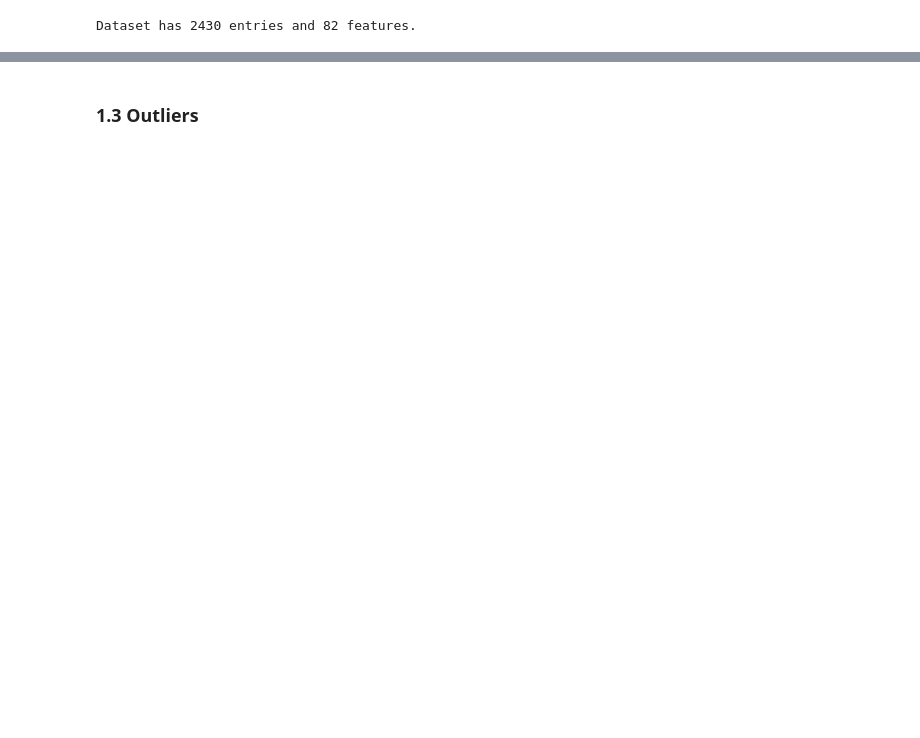
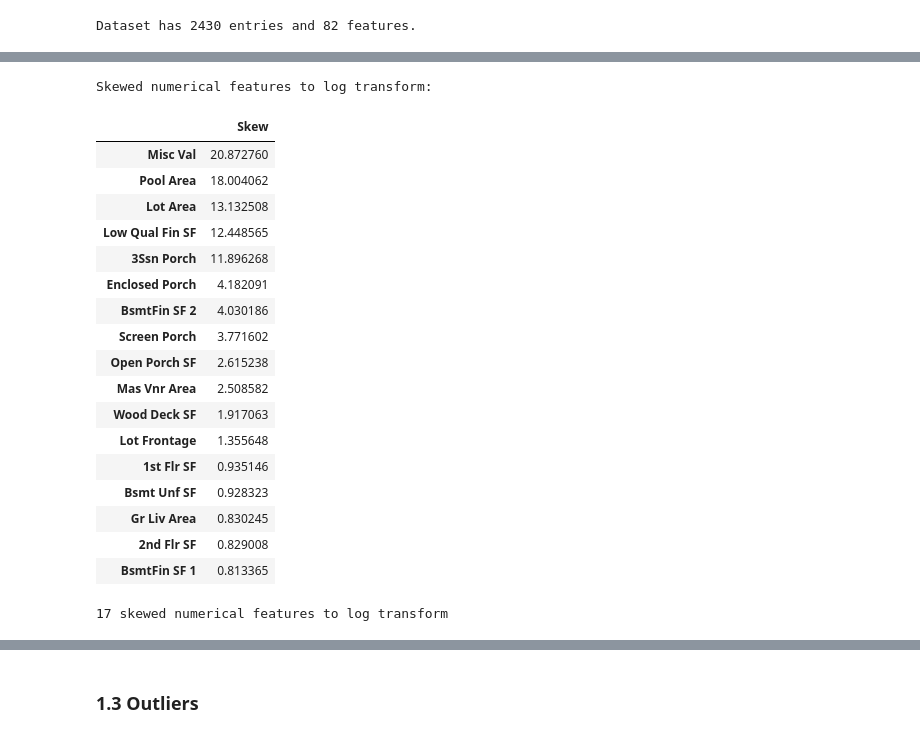
Before and after one commit to petrum01/EPFL-exts-AML1, a Jupyter notebook: house-prices-solution.ipynb, the cells around one changed output, grey strips where cells are left out. Saved outputs shown, nothing was run; the diff lists cells and outputs as text; code cells hidden in the pictures; blank space fills up the shorter version.

```diff
--- a/house-prices-solution.ipynb
+++ b/house-prices-solution.ipynb
@@ -88,0 +253,47 @@ df_clean.isnull().sum().sum()
+# %%
+# Transform all the skewed feature by taking log ?
+# skew > 0,75 , considered as moderately to highly skewed
+# This will make the features more normal.
+
+# To do after encoding but BEFORE OHE
+# TO DO : compléter liste 'numeric' des features crées
+# Check the skewness of numerical features
+numeric_features = pd.Index(numeric)
+
+skewed_features = df_clean[numeric_features].apply(lambda x: skew(x.dropna()))
+skewed_features = skewed_features[abs(skewed_features) > 0.75]
+print("\nSkewed numerical features to log transform: \n")
+skewness = pd.DataFrame({'Skew' :skewed_features})
+skewness.sort_values(by='Skew', ascending = False)
+# %% [output]
+Skewed numerical features to log transform:
+|  | Skew |
+| Misc Val | 20.872760 |
+| Pool Area | 18.004062 |
+| Lot Area | 13.132508 |
+| Low Qual Fin SF | 12.448565 |
+| 3Ssn Porch | 11.896268 |
+| Enclosed Porch | 4.182091 |
+| BsmtFin SF 2 | 4.030186 |
+| Screen Porch | 3.771602 |
+| Open Porch SF | 2.615238 |
+| Mas Vnr Area | 2.508582 |
+| Wood Deck SF | 1.917063 |
+| Lot Frontage | 1.355648 |
+| 1st Flr SF | 0.935146 |
+| Bsmt Unf SF | 0.928323 |
+| Gr Liv Area | 0.830245 |
+| 2nd Flr SF | 0.829008 |
+| BsmtFin SF 1 | 0.813365 |
+# %%
+## TO do : log 1 or log10 ??
+
+# Log transform of the skewed numerical features
+# As a general rule of thumb, a skewness with an absolute value > 0.5 is considered at least moderately skewed
+#skewness = train_num.apply(lambda x: skew(x))
+skewness = skewness[abs(skewness) > 0.75]
+print(str(skewness.shape[0]) + " skewed numerical features to log transform")
+skewed_features = skewness.index
+df_clean[skewed_features] = np.log1p(df_clean[skewed_features])
+# %% [output]
+17 skewed numerical features to log transform
```
Also changed, not shown: parts of 71 cells of this notebook.
